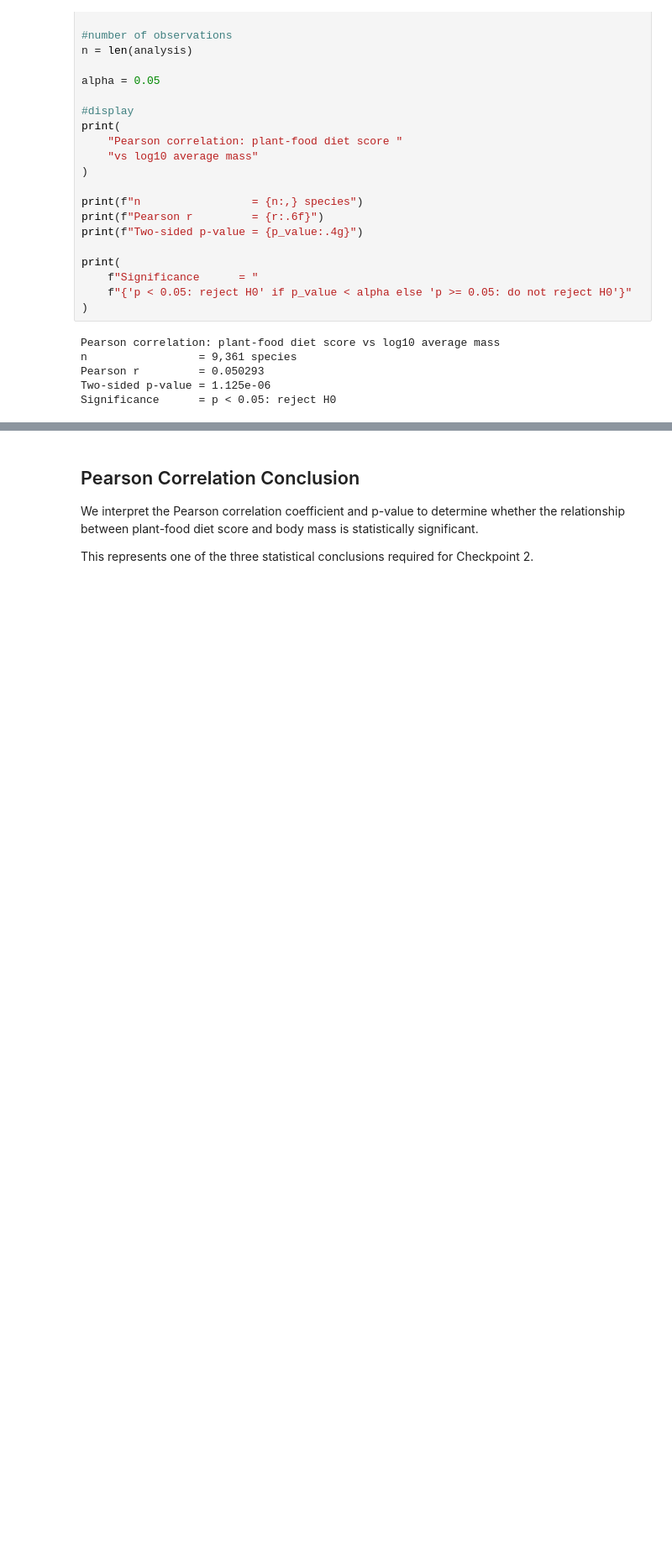
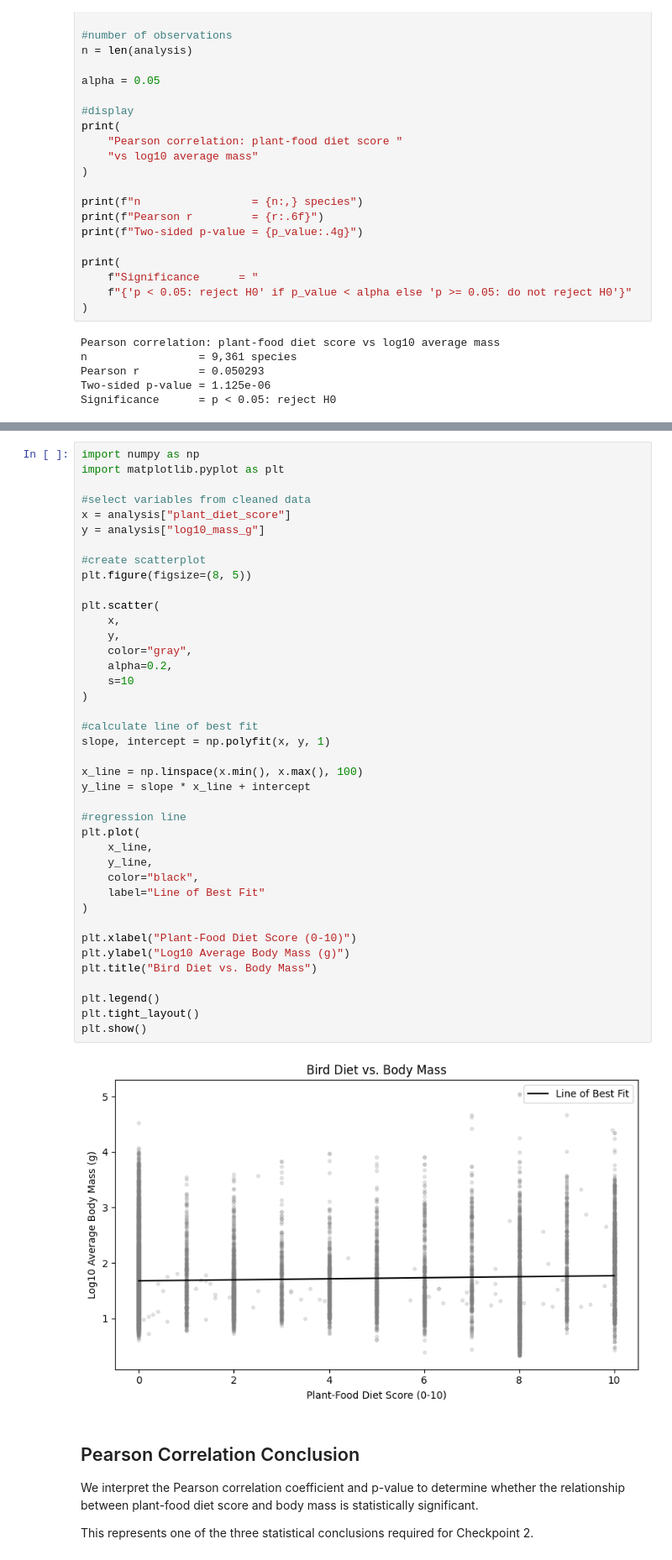
Before and after one commit to josh-vhs1/Final-Project-CMSC320, a Jupyter notebook: Checkpoint2_Pearson.ipynb, the cells around one changed output, grey strips where cells are left out. Shown at 84% size. Saved outputs shown, nothing was run; the diff lists cells and outputs as text; blank space fills up the shorter version.

```diff
--- a/Checkpoint2_Pearson.ipynb
+++ b/Checkpoint2_Pearson.ipynb
@@ -481,3 +326,45 @@ plt.show()
+# %%
+import numpy as np
+import matplotlib.pyplot as plt
+
+#select variables from cleaned data
+x = analysis["plant_diet_score"]
+y = analysis["log10_mass_g"]
+
+#create scatterplot
+plt.figure(figsize=(8, 5))
+
+plt.scatter(
+    x,
+    y,
+    color="gray",
+    alpha=0.2,
+    s=10
+)
+
+#calculate line of best fit
+slope, intercept = np.polyfit(x, y, 1)
+
+x_line = np.linspace(x.min(), x.max(), 100)
+y_line = slope * x_line + intercept
+
+#regression line
+plt.plot(
+    x_line,
+    y_line,
+    color="black",
+    label="Line of Best Fit"
+)
+
+plt.xlabel("Plant-Food Diet Score (0-10)")
+plt.ylabel("Log10 Average Body Mass (g)")
+plt.title("Bird Diet vs. Body Mass")
+
+plt.legend()
+plt.tight_layout()
+plt.show()
+# %% [output]
+[figure, added]
 # %% [markdown]
 ## Pearson Correlation Conclusion
 
```
Also changed, not shown: parts of 6 cells of this notebook.
